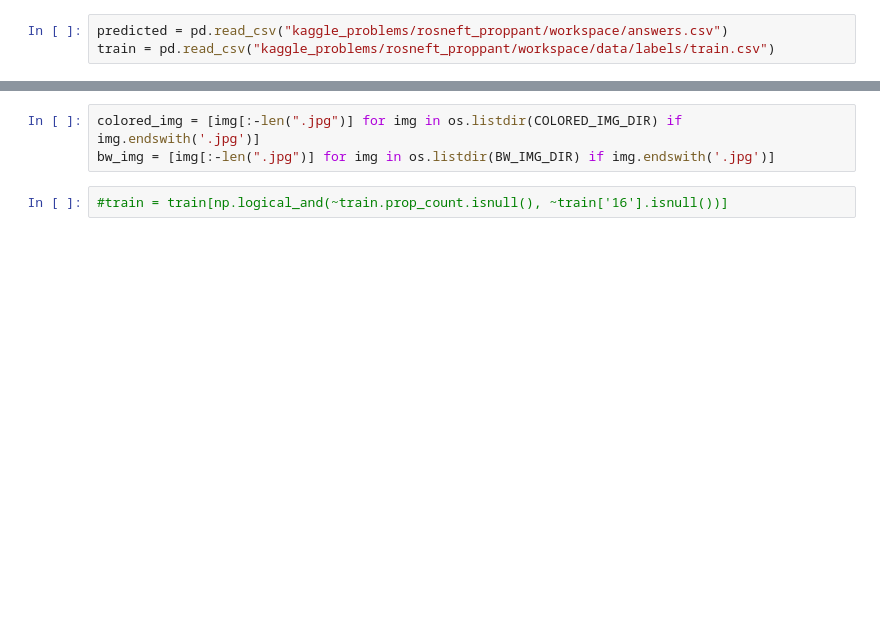
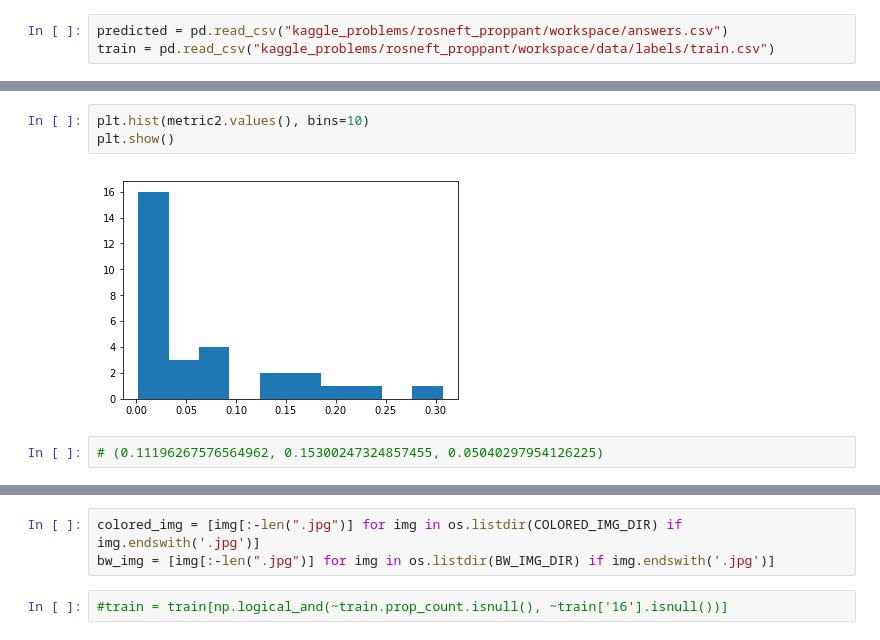
Before and after one commit to skrydg/ml, a Jupyter notebook: kaggle_problems/rosneft_proppant/analaze_result.ipynb, the cells around one changed output, grey strips where cells are left out. Cells and saved outputs as stored; diff of their text form; blank space fills up the shorter version.

```diff
--- a/kaggle_problems/rosneft_proppant/analaze_result.ipynb
+++ b/kaggle_problems/rosneft_proppant/analaze_result.ipynb
@@ -20,0 +71,7 @@ train = pd.read_csv("kaggle_problems/rosneft_proppant/workspace/data/labels/trai
+# %%
+plt.hist(metric2.values(), bins=10)
+plt.show()
+# %% [output]
+[figure, added]
+# %%
+# (0.11196267576564962, 0.15300247324857455, 0.05040297954126225)
```
Also changed, not shown: parts of 22 cells of this notebook, 18 other files.
